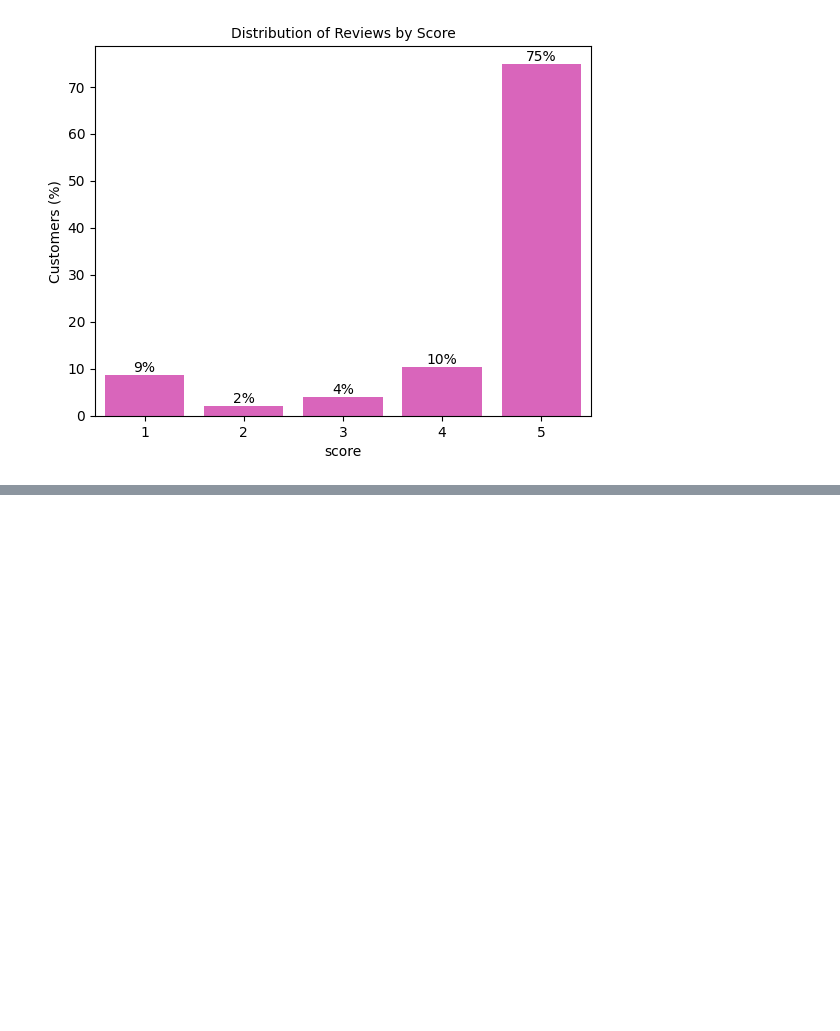
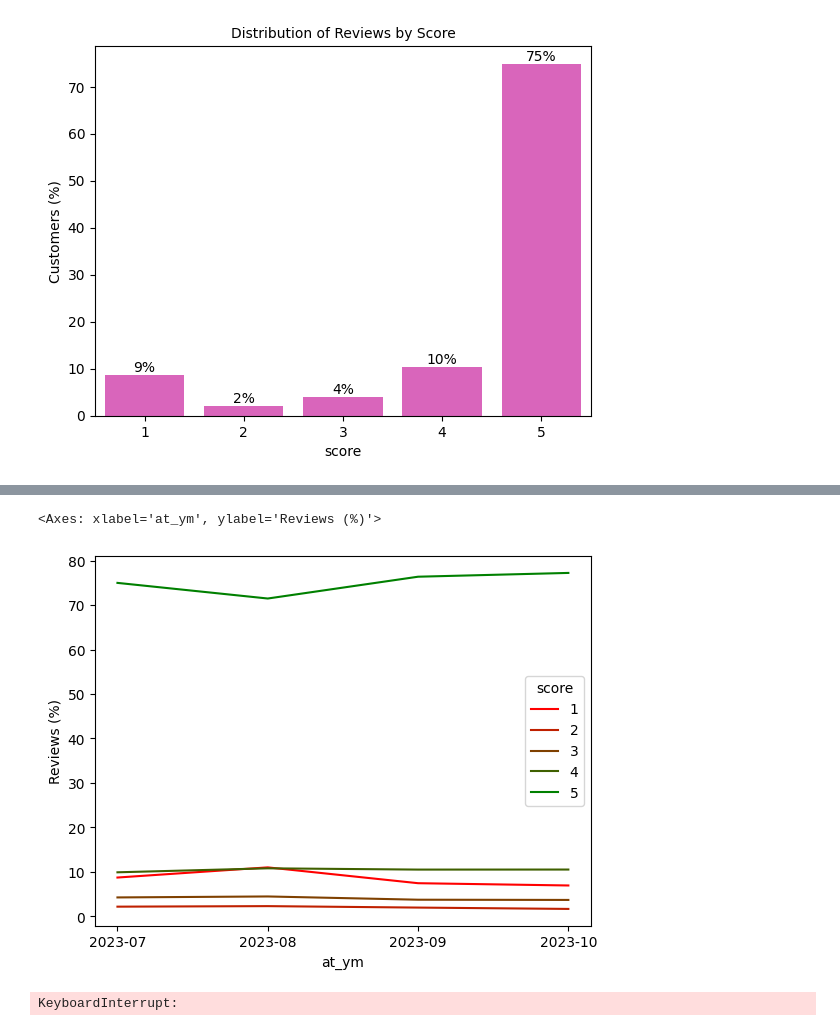
Before and after one commit to dschjanice/capstone_chat-gpt, a Jupyter notebook: notebooks/1_eda.ipynb, the cells around one changed output, grey strips where cells are left out. Cells and saved outputs as stored; diff of their text form; code cells hidden in the pictures; blank space fills up the shorter version.

```diff
--- a/notebooks/1_eda.ipynb
+++ b/notebooks/1_eda.ipynb
@@ -227,3 +215,8 @@ plt.show()
+# %%
+sns.lineplot(data=df_at, x="at_ym", y="Reviews (%)", hue="score", palette="blend:r,g")
+# %% [output]
+<Axes: xlabel='at_ym', ylabel='Reviews (%)'>
+[figure, added]
 # %%
 # Function to group by fuzzy matching
 from fuzzywuzzy import process, fuzz
@@ -243,7 +236,7 @@ def fuzzy_grouping(df, column_name, threshold=90):
     return grouped
 # %%
 # Grouping the 'notes' column using fuzzy matching
-grouped_notes = fuzzy_grouping(df, 'content', threshold=70)
+grouped_notes = fuzzy_grouping(df, 'content', threshold=80)
 
 # Calculate the frequency of each group
 group_frequencies = Counter(grouped_notes.keys())
@@ -261,5 +254,7 @@ for group in top_20_groups:
 
 print("\nUpdated DataFrame:")
 print(df)
+# %% [output]
+KeyboardInterrupt:
 # %%
 df.to_csv("/Users/janice/Documents/Bootcamp/Git/Capstone/capstone_chat-gpt/data/ChatGPT-play-reviews_prep.csv", index=False)
```
Also changed, not shown: parts of 4 cells of this notebook, 3 other files.
